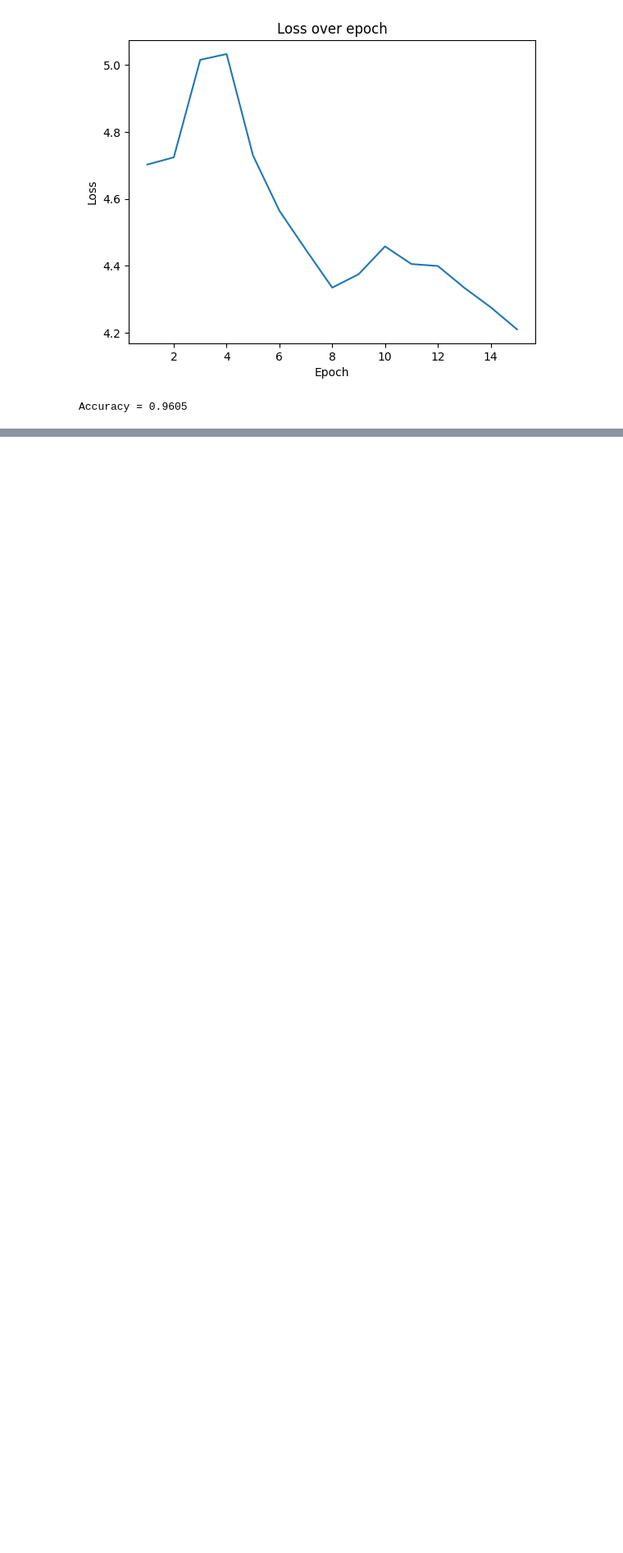
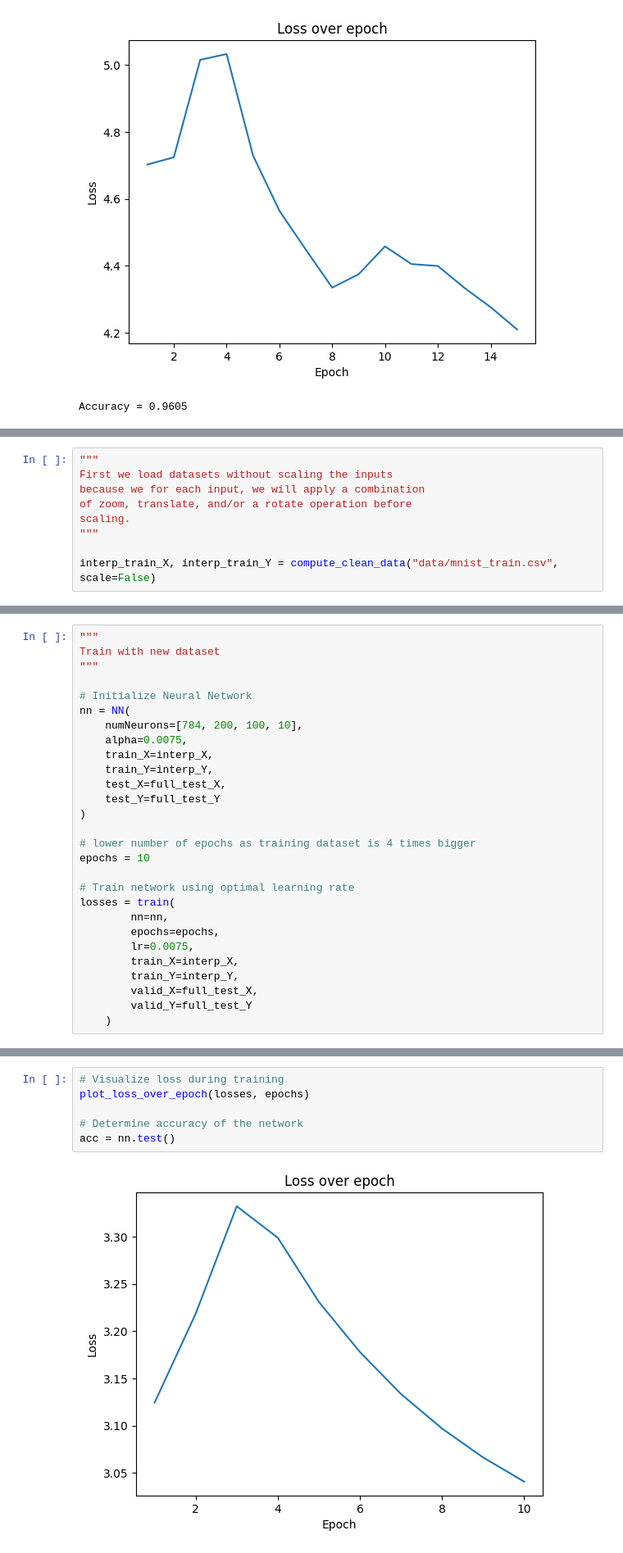
Before and after one commit to anshvijay28/NeuralNetwork, a Jupyter notebook: mnist.ipynb, the cells around one changed output, grey strips where cells are left out. Shown: that part at 82% size. Cells and saved outputs as stored; diff of their text form; blank space fills up the shorter version.

Commit message:
finished training on interpolated data

```diff
--- a/mnist.ipynb
+++ b/mnist.ipynb
@@ -179,0 +184,9 @@ Accuracy = 0.9605
+# %%
+"""
+First we load datasets without scaling the inputs
+because we for each input, we will apply a combination
+of zoom, translate, and/or a rotate operation before
+scaling.
+"""
+
+interp_train_X, interp_train_Y = compute_clean_data("data/mnist_train.csv", scale=False)
@@ -179,0 +293,28 @@ Accuracy = 0.9605
+# %%
+"""
+Train with new dataset
+"""
+
+# Initialize Neural Network
+nn = NN(
+    numNeurons=[784, 200, 100, 10],
+    alpha=0.0075,
+    train_X=interp_X,
+    train_Y=interp_Y,
+    test_X=full_test_X,
+    test_Y=full_test_Y
+)
+
+# lower number of epochs as training dataset is 4 times bigger
+epochs = 10
+
+# Train network using optimal learning rate
+losses = train(
+        nn=nn,
+        epochs=epochs,
+        lr=0.0075,
+        train_X=interp_X,
+        train_Y=interp_Y,
+        valid_X=full_test_X,
+        valid_Y=full_test_Y
+    )
@@ -179,0 +339,8 @@ Accuracy = 0.9605
+# %%
+# Visualize loss during training
+plot_loss_over_epoch(losses, epochs)
+
+# Determine accuracy of the network
+acc = nn.test()
+# %% [output]
+[figure, added]
```
Also changed, not shown: parts of 6 cells of this notebook, 2 other files.
